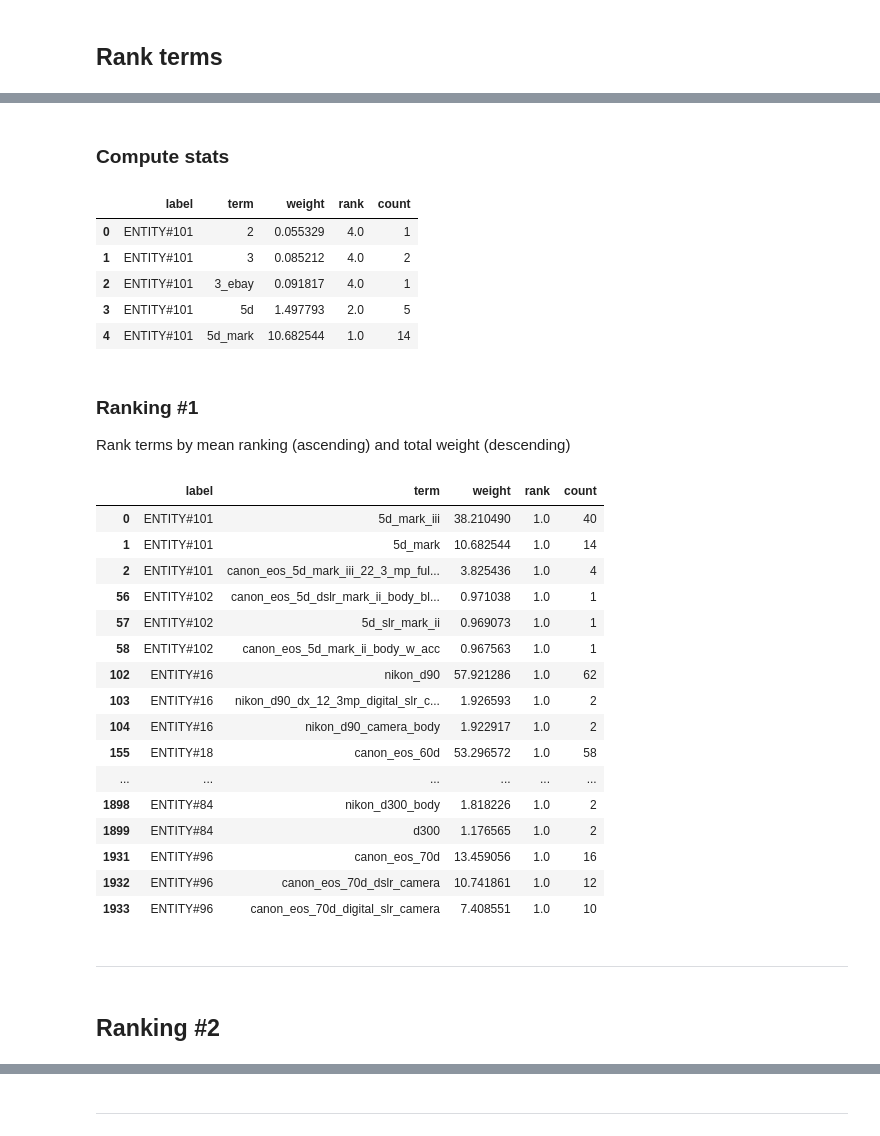
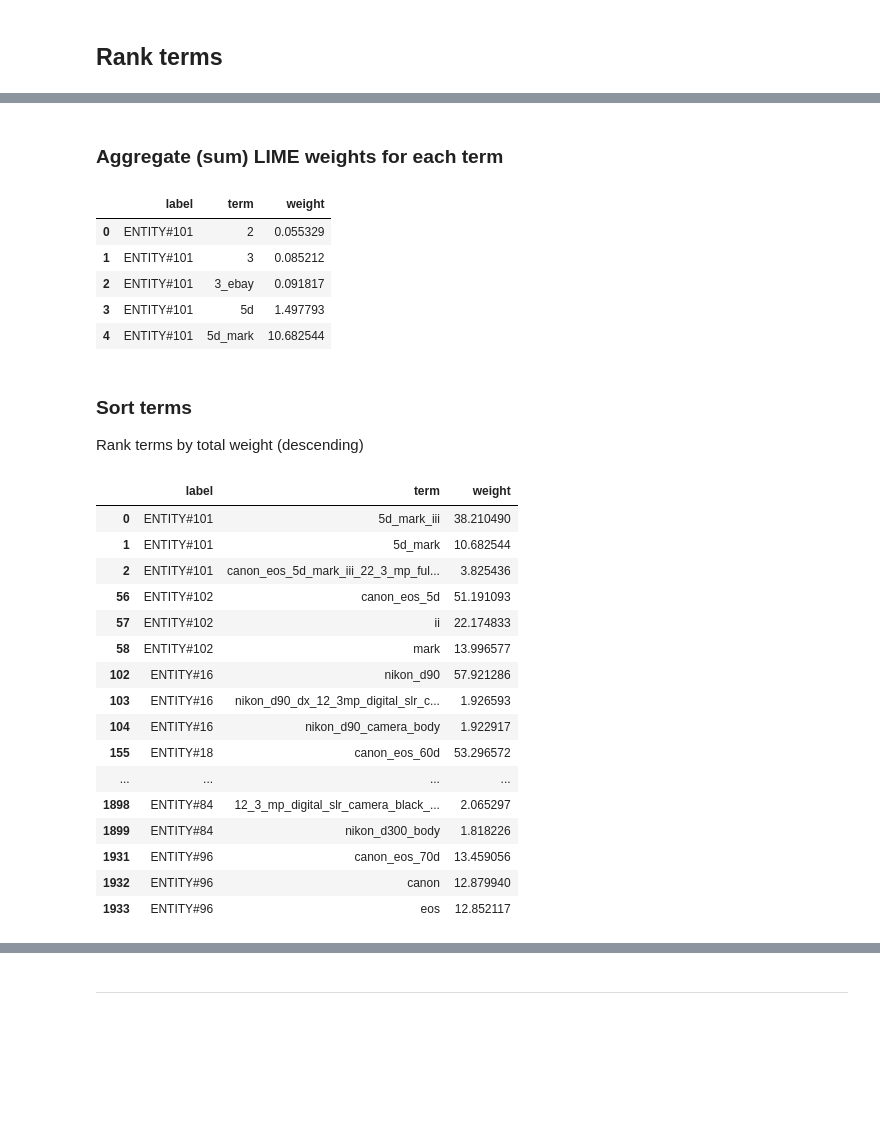
Before and after one commit to jermathew/E2L, a Jupyter notebook: notebooks/terms-ranking/alaska_nn.ipynb, the cells around one changed output, grey strips where cells are left out. Cells and saved outputs as stored; diff of their text form; code cells hidden in the pictures; blank space fills up the shorter version.

Commit message:
change ranking algorithm

```diff
--- a/notebooks/terms-ranking/alaska_nn.ipynb
+++ b/notebooks/terms-ranking/alaska_nn.ipynb
@@ -35,2 +31,0 @@ Add a ranking column by sorting each document's terms by their LIME weight in de
-# %%
-terms_df['rank'] = terms_df.groupby(['label', 'data_id'])['weight'].rank(ascending=False)
@@ -46,46 +32,43 @@ terms_df.head()
-# %% [markdown]
-### Compute stats
+# %% [markdown]
+### Aggregate (sum) LIME weights for each term
 # %%
-terms_stats_df_1 = terms_df.groupby(['label', 'term']).agg({'weight': 'sum','rank': 'mean'})
-terms_stats_df_2 = terms_df.groupby(['label', 'term']).size().to_frame('count')
-terms_stats_df = terms_stats_df_1.join(terms_stats_df_2).reset_index()
+#terms_stats_df_1 = terms_df.groupby(['label', 'term']).agg({'weight': 'sum','rank': 'mean'})
+#terms_stats_df_2 = terms_df.groupby(['label', 'term']).size().to_frame('count')
+#terms_stats_df = terms_stats_df_1.join(terms_stats_df_2).reset_index()
+terms_stats_df = terms_df.groupby(['label', 'term']).agg({'weight': 'sum'}).reset_index()
 # %%
 terms_stats_df.head()
 # %% [output]
-|  | label | term | weight | rank | count |
-| 0 | ENTITY#101 | 2 | 0.055329 | 4.0 | 1 |
-| 1 | ENTITY#101 | 3 | 0.085212 | 4.0 | 2 |
-| 2 | ENTITY#101 | 3_ebay | 0.091817 | 4.0 | 1 |
-| 3 | ENTITY#101 | 5d | 1.497793 | 2.0 | 5 |
-| 4 | ENTITY#101 | 5d_mark | 10.682544 | 1.0 | 14 |
+|  | label | term | weight |
+| 0 | ENTITY#101 | 2 | 0.055329 |
+| 1 | ENTITY#101 | 3 | 0.085212 |
+| 2 | ENTITY#101 | 3_ebay | 0.091817 |
+| 3 | ENTITY#101 | 5d | 1.497793 |
+| 4 | ENTITY#101 | 5d_mark | 10.682544 |
 # %% [markdown]
-### Ranking #1
-Rank terms by mean ranking (ascending) and total weight (descending)
+### Sort terms
+Rank terms by total weight (descending)
 # %%
-ranking1_df = terms_stats_df.groupby('label')\
-                .apply(lambda grp: grp.sort_values(by=['rank', 'weight'], ascending=[True, False]))\
+ranking_df = terms_stats_df.groupby('label')\
+                .apply(lambda grp: grp.sort_values(by='weight', ascending=False))\
                 .reset_index(drop=True)
 # %%
-ranking1_df.groupby('label').head(3)
+ranking_df.groupby('label').head(3)
 # %% [output]
-|  | label | term | weight | rank | count |
-| 0 | ENTITY#101 | 5d_mark_iii | 38.210490 | 1.0 | 40 |
-| 1 | ENTITY#101 | 5d_mark | 10.682544 | 1.0 | 14 |
-| 2 | ENTITY#101 | canon_eos_5d_mark_iii_22_3_mp_ful... | 3.825436 | 1.0 | 4 |
-| 56 | ENTITY#102 | canon_eos_5d_dslr_mark_ii_body_bl... | 0.971038 | 1.0 | 1 |
-| 57 | ENTITY#102 | 5d_slr_mark_ii | 0.969073 | 1.0 | 1 |
-| 58 | ENTITY#102 | canon_eos_5d_mark_ii_body_w_acc | 0.967563 | 1.0 | 1 |
-| 102 | ENTITY#16 | nikon_d90 | 57.921286 | 1.0 | 62 |
-| 103 | ENTITY#16 | nikon_d90_dx_12_3mp_digital_slr_c... | 1.926593 | 1.0 | 2 |
-| 104 | ENTITY#16 | nikon_d90_camera_body | 1.922917 | 1.0 | 2 |
-| 155 | ENTITY#18 | canon_eos_60d | 53.296572 | 1.0 | 58 |
-| ... | ... | ... | ... | ... | ... |
-| 1898 | ENTITY#84 | nikon_d300_body | 1.818226 | 1.0 | 2 |
-| 1899 | ENTITY#84 | d300 | 1.176565 | 1.0 | 2 |
-| 1931 | ENTITY#96 | canon_eos_70d | 13.459056 | 1.0 | 16 |
-| 1932 | ENTITY#96 | canon_eos_70d_dslr_camera | 10.741861 | 1.0 | 12 |
-| 1933 | ENTITY#96 | canon_eos_70d_digital_slr_camera | 7.408551 | 1.0 | 10 |
+|  | label | term | weight |
+| 0 | ENTITY#101 | 5d_mark_iii | 38.210490 |
+| 1 | ENTITY#101 | 5d_mark | 10.682544 |
+| 2 | ENTITY#101 | canon_eos_5d_mark_iii_22_3_mp_ful... | 3.825436 |
+| 56 | ENTITY#102 | canon_eos_5d | 51.191093 |
+| 57 | ENTITY#102 | ii | 22.174833 |
+| 58 | ENTITY#102 | mark | 13.996577 |
+| 102 | ENTITY#16 | nikon_d90 | 57.921286 |
+| 103 | ENTITY#16 | nikon_d90_dx_12_3mp_digital_slr_c... | 1.926593 |
+| 104 | ENTITY#16 | nikon_d90_camera_body | 1.922917 |
+| 155 | ENTITY#18 | canon_eos_60d | 53.296572 |
+| ... | ... | ... | ... |
+| 1898 | ENTITY#84 | 12_3_mp_digital_slr_camera_black_... | 2.065297 |
+| 1899 | ENTITY#84 | nikon_d300_body | 1.818226 |
+| 1931 | ENTITY#96 | canon_eos_70d | 13.459056 |
+| 1932 | ENTITY#96 | canon | 12.879940 |
+| 1933 | ENTITY#96 | eos | 12.852117 |
-# %% [markdown]
----
-# %% [markdown]
-## Ranking #2
```
Also changed, not shown: parts of 10 cells of this notebook, 5 other files.
